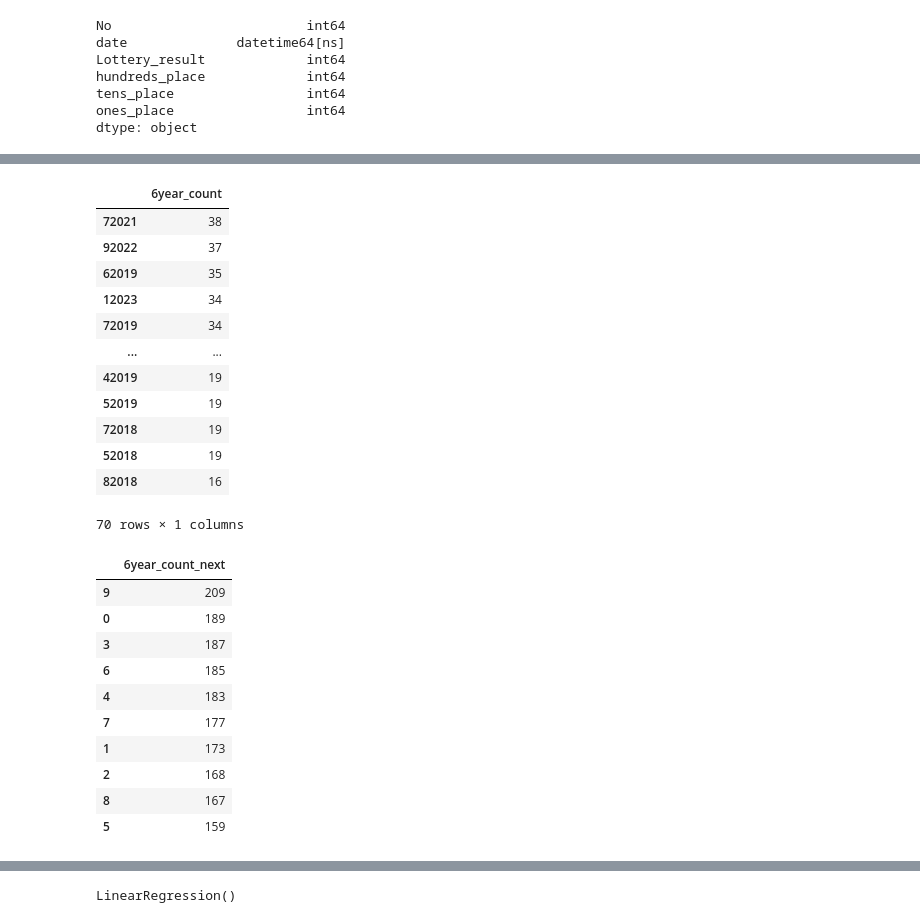
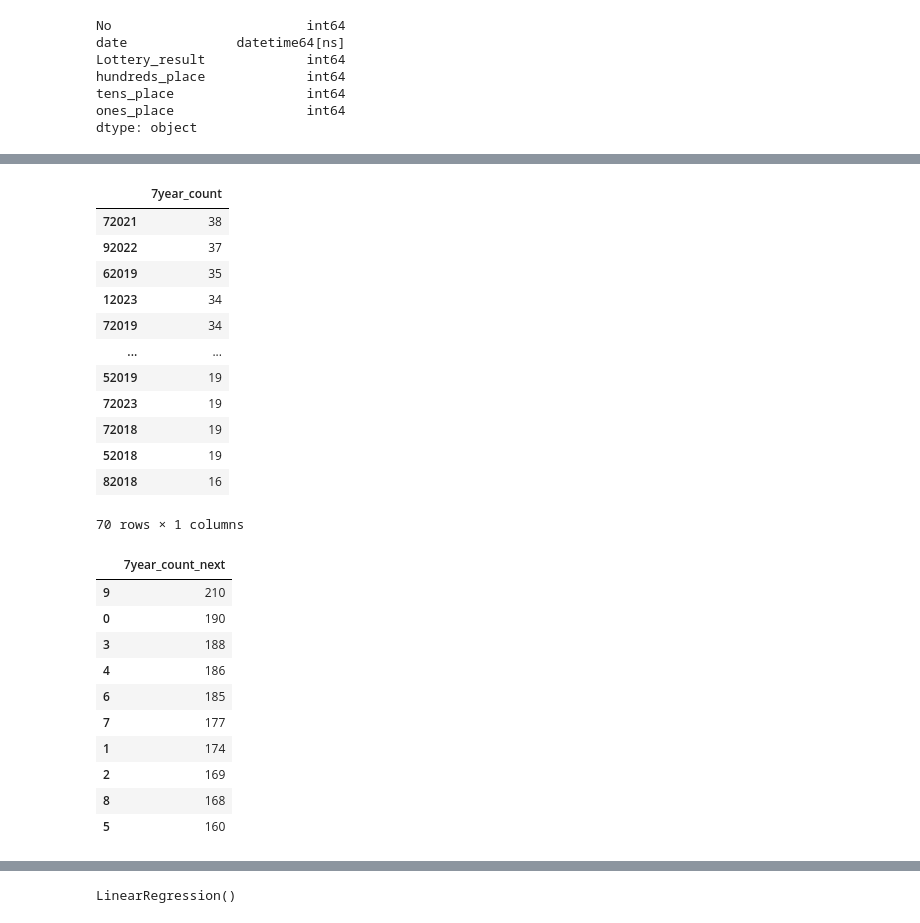
Before and after one commit to yyoshikun/workdir, a Jupyter notebook: Num_3_challenge_5.ipynb, the cells around one changed output, grey strips where cells are left out. Cells and saved outputs as stored; diff of their text form; code cells hidden in the pictures.

Commit message:
20241228_2025csv追加_test

```diff
--- a/Num_3_challenge_5.ipynb
+++ b/Num_3_challenge_5.ipynb
@@ -413,40 +416,40 @@ df_test
 # %%
 #027-----参考で6年間の2桁の出現頻度をカウント--- Max38回だから40回で変数化でいこう-----   20240831--出現回数だけを変数化でいこう-----
 # df_test_count = pd.DataFrame({'6year_count': df_test.loc[:,'hundreds+ten'].value_counts()})
-df_test_count = pd.DataFrame({'6year_count': df_test.loc[:,'hundreds+year'].value_counts()})
+df_test_count = pd.DataFrame({'7year_count': df_test.loc[:,'hundreds+year'].value_counts()})
 
 df_test_count
 # %% [output]
-|  | 6year_count |
+|  | 7year_count |
 | 72021 | 38 |
 | 92022 | 37 |
 | 62019 | 35 |
 | 12023 | 34 |
 | 72019 | 34 |
 | ... | ... |
-| 42019 | 19 |
 | 52019 | 19 |
+| 72023 | 19 |
 | 72018 | 19 |
 | 52018 | 19 |
 | 82018 | 16 |
 70 rows × 1 columns
 # %%
 #Test-----ここでhundreds_placeの6年間の出現頻度をカウントを確認-----Max204回だからこのままの数値を変数化、なんだか百の位の出現頻度を同じ変数のようなので保留-----2024/8/31-----
-df_test_count_next = pd.DataFrame({'6year_count_next': Num_3_2018_2023.loc[:,'hundreds_place'].value_counts()})
+df_test_count_next = pd.DataFrame({'7year_count_next': Num_3_2018_2023.loc[:,'hundreds_place'].value_counts()})
 
 df_test_count_next
 # %% [output]
-|  | 6year_count_next |
-| 9 | 209 |
-| 0 | 189 |
-| 3 | 187 |
+|  | 7year_count_next |
+| 9 | 210 |
+| 0 | 190 |
+| 3 | 188 |
+| 4 | 186 |
 | 6 | 185 |
-| 4 | 183 |
 | 7 | 177 |
-| 1 | 173 |
-| 2 | 168 |
-| 8 | 167 |
-| 5 | 159 |
+| 1 | 174 |
+| 2 | 169 |
+| 8 | 168 |
+| 5 | 160 |
 # %%
 #028----ここで元データとhundreds+tenを結合-----  20240831----ここで元データとhundreds+yearを結合に更新-----
 Num_3_2018_2023 = pd.concat([Num_3_2018_2023, df_test], axis=1)
```
Also changed, not shown: parts of 78 cells of this notebook, 6 other files.
